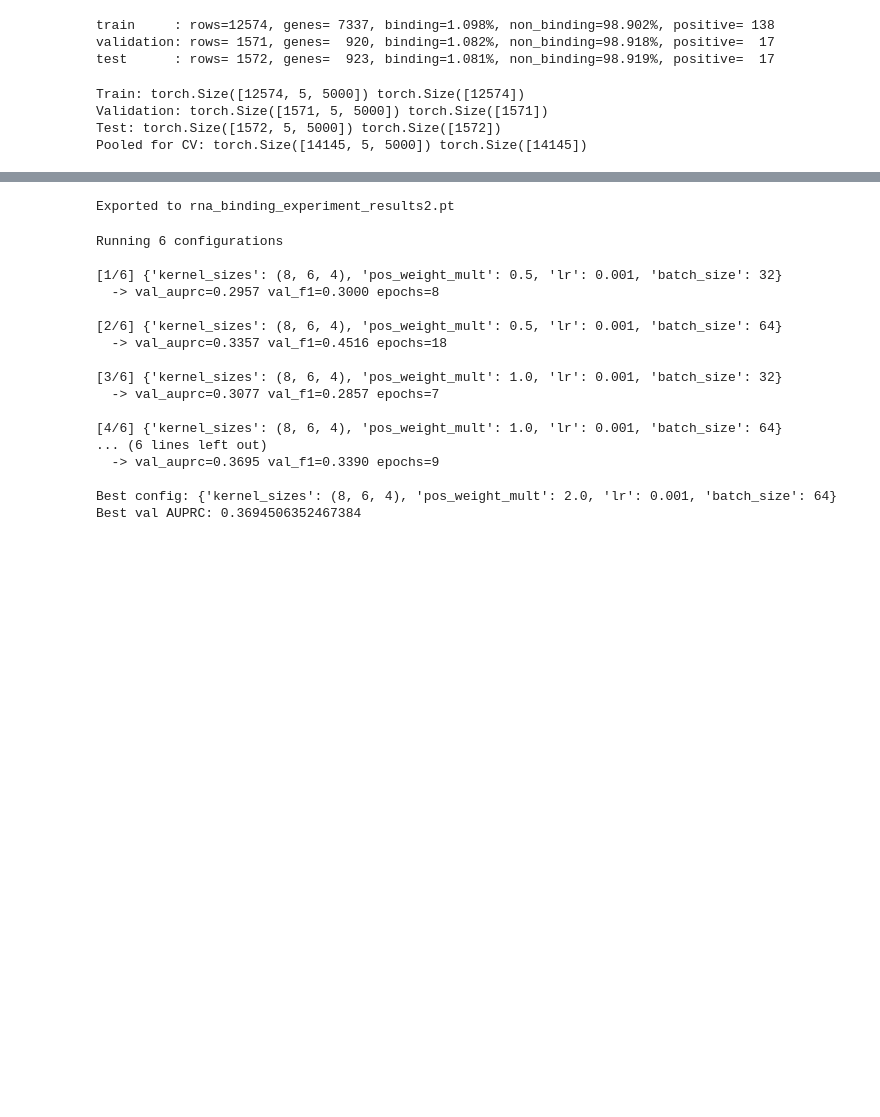
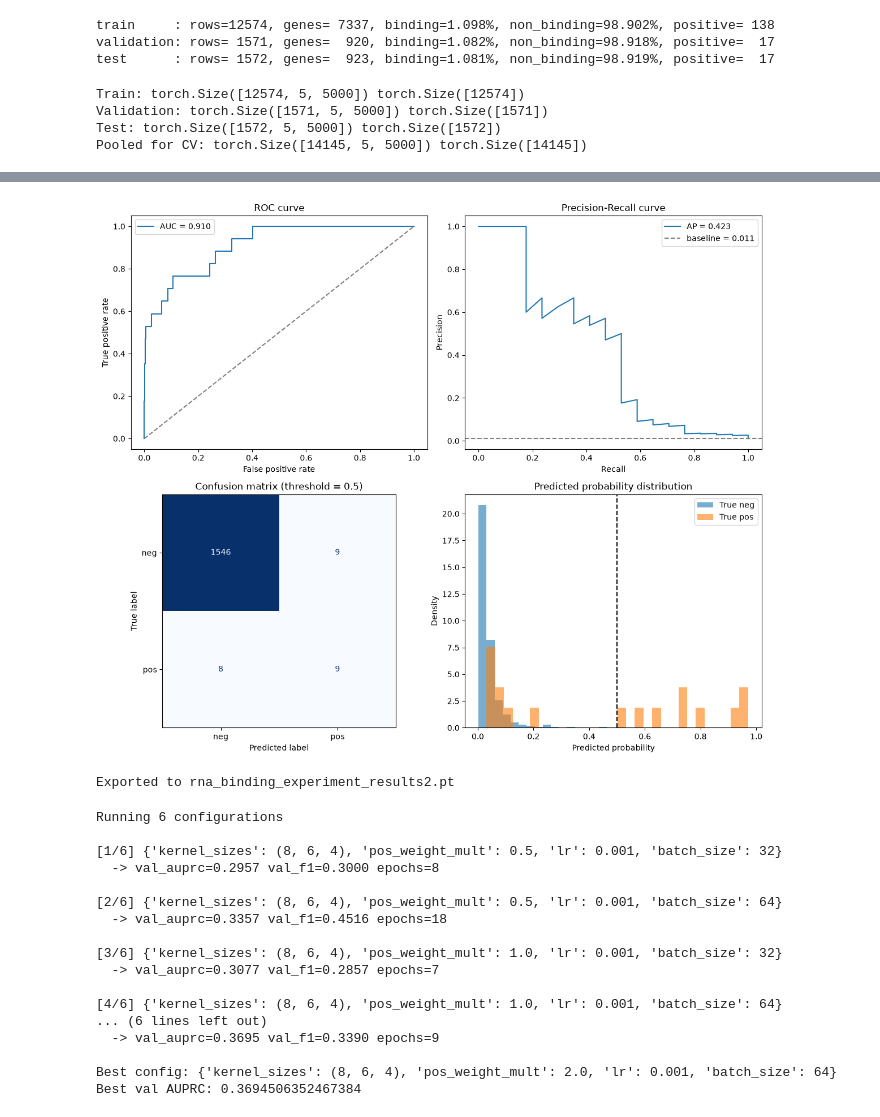
Before and after one commit to dgruano/elixir_AI4LS_rna_binding, a Jupyter notebook: cnn_model.ipynb, the cells around one changed output, grey strips where cells are left out. Saved outputs shown, nothing was run; the diff lists cells and outputs as text; code cells hidden in the pictures; blank space fills up the shorter version.

```diff
--- a/cnn_model.ipynb
+++ b/cnn_model.ipynb
@@ -591,0 +681,78 @@ Error:
+# %%
+import numpy as np
+import matplotlib.pyplot as plt
+from sklearn.metrics import (
+    roc_curve, roc_auc_score,
+    precision_recall_curve, average_precision_score,
+    confusion_matrix, ConfusionMatrixDisplay,
+    classification_report,
+)
+
+def get_predictions(model, X, y, device, batch_size=128):
+    model.eval()
+    loader = DataLoader(TensorDataset(X, y), batch_size=batch_size)
+    all_probs, all_labels = [], []
+    with torch.no_grad():
+        for xb, yb in loader:
+            xb = xb.to(device)
+            probs = torch.sigmoid(model(xb).squeeze(-1)).cpu()
+            all_probs.append(probs)
+            all_labels.append(yb)
+    return torch.cat(all_probs).numpy(), torch.cat(all_labels).numpy()
+
+# Rebuild the final architecture and load the refit weights from refit_and_test()
+final_model = TranscriptCNN(
+    kernel_sizes=best_config["kernel_sizes"],
+    use_hidden_layer=best_config["use_hidden_layer"],
+    luca_layer=best_config.get("luca_layer", False),
+).to(device)
+final_model.load_state_dict(final_result["state_dict"])
+
+test_probs, test_labels = get_predictions(final_model, X_test, y_test, device)
+test_preds = (test_probs > 0.5).astype(int)
+
+print(classification_report(test_labels, test_preds, digits=3, target_names=["neg", "pos"]))
+
+fig, axes = plt.subplots(2, 2, figsize=(12, 10))
+
+# ROC curve
+fpr, tpr, _ = roc_curve(test_labels, test_probs)
+roc_auc = roc_auc_score(test_labels, test_probs)
+axes[0, 0].plot(fpr, tpr, label=f"AUC = {roc_auc:.3f}")
+axes[0, 0].plot([0, 1], [0, 1], "--", color="gray")
+axes[0, 0].set_xlabel("False positive rate")
+axes[0, 0].set_ylabel("True positive rate")
+axes[0, 0].set_title("ROC curve")
+axes[0, 0].legend()
+
+# Precision-recall curve -- the more informative one under class imbalance
+precision, recall, _ = precision_recall_curve(test_labels, test_probs)
+ap = average_precision_score(test_labels, test_probs)
+pos_rate = test_labels.mean()
+axes[0, 1].plot(recall, precision, label=f"AP = {ap:.3f}")
+axes[0, 1].axhline(pos_rate, ls="--", color="gray", label=f"baseline = {pos_rate:.3f}")
+axes[0, 1].set_xlabel("Recall")
+axes[0, 1].set_ylabel("Precision")
+axes[0, 1].set_title("Precision-Recall curve")
+axes[0, 1].legend()
+
+# Confusion matrix at the default 0.5 threshold
+cm = confusion_matrix(test_labels, test_preds)
+ConfusionMatrixDisplay(confusion_matrix=cm, display_labels=["neg", "pos"]).plot(
+    ax=axes[1, 0], colorbar=False, cmap="Blues"
+)
+axes[1, 0].set_title("Confusion matrix (threshold = 0.5)")
+
+# Predicted-probability distribution by true class -- shows separability
+# and whether the model is well-calibrated around the decision boundary
+axes[1, 1].hist(test_probs[test_labels == 0], bins=30, alpha=0.6, density=True, label="True neg")
+axes[1, 1].hist(test_probs[test_labels == 1], bins=30, alpha=0.6, density=True, label="True pos")
+axes[1, 1].axvline(0.5, ls="--", color="k")
+axes[1, 1].set_xlabel("Predicted probability")
+axes[1, 1].set_ylabel("Density")
+axes[1, 1].set_title("Predicted probability distribution")
+axes[1, 1].legend()
+
+plt.tight_layout()
+plt.show()
+# %% [output]
@@ -592,3 +767,4 @@ Error:
+[figure, added]
 # %%
 # Export the experiment outputs as a reusable PyTorch checkpoint.
 experiment_results = {
```
Also changed, not shown: parts of 7 cells of this notebook.
